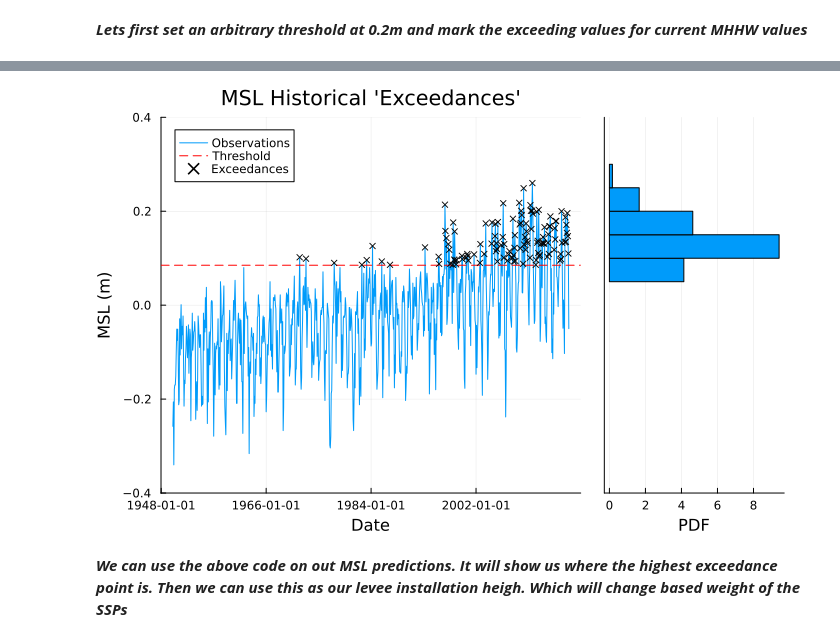
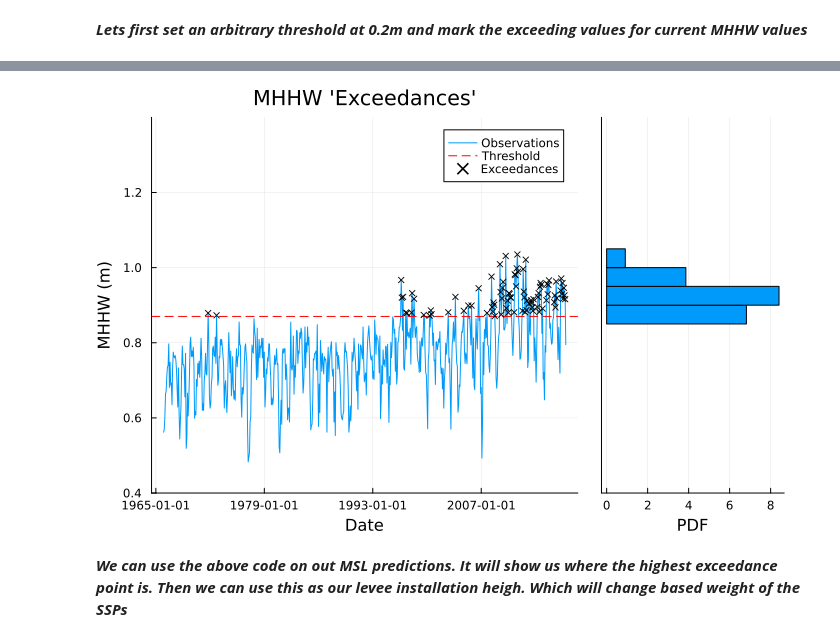
Before and after one commit to rms428/SLR-to-BI-4750, a Jupyter notebook: exceedence.ipynb, the cells around one changed output, grey strips where cells are left out. Saved outputs shown, nothing was run; the diff lists cells and outputs as text; code cells hidden in the pictures.

```diff
--- a/exceedence.ipynb
+++ b/exceedence.ipynb
@@ -55,8 +55,15 @@ plot(history.Date, history."MHHW (m)"-history."MSL (m)", xlabel="Date", ylabel="
 # %% [markdown]
 ***Lets first set an arbitrary threshold at 0.2m and mark the exceeding values for current MHHW values***
 # %%
-thresh = 0.085
-p1 = plot(history.Date, history."MSL (m)", xlabel="Date", ylabel="MSL (m)", title="MSL Historical 'Exceedances'", label= "Observations") #, xticks=(collect(Date(1950, 1, 1):Year(10):Date(2100, 1, 1)), string.(1950:10:2100))
+history = CSV.read("data/CO-OPS_8518750_met.csv", DataFrame)
+
+thresh = 0.87
+history = filter(row -> !isnan(row."MHHW (m)"), history)
+
+history.Date = DateTime.(history.Date, dateformat"yyyy/mm/dd")
+
+
+p1 = plot(history.Date, history."MHHW (m)", xlabel="Date", ylabel="MHHW (m)", title="MHHW 'Exceedances'", label= "Observations") #, xticks=(collect(Date(1950, 1, 1):Year(10):Date(2100, 1, 1)), string.(1950:10:2100))
 
 # history.Date = Date.(history.Date, "yyyy/mm/dd")
 
@@ -64,12 +71,12 @@ p1 = plot(history.Date, history."MSL (m)", xlabel="Date", ylabel="MSL (m)", titl
 
 hline!([thresh], color=:red, linestyle=:dash, label="Threshold")
 #put the xs on
-scatter!(history.Date[history."MSL (m)" .> thresh],history."MSL (m)"[history."MSL (m)" .> thresh], markershape=:x, color=:black, markersize=3, label="Exceedances")
+scatter!(history.Date[history."MHHW (m)" .> thresh],history."MHHW (m)"[history."MHHW (m)" .> thresh], markershape=:x, color=:black, markersize=3, label="Exceedances")
 
 #now find the max exceedance, this is a v bad day
-max_exceedance = maximum(history."MSL (m)"[history."MSL (m)" .> thresh])
-max_idx = argmax(history."MSL (m)"[history."MSL (m)" .> thresh]) #finds the vector position where max exceedance happens
-max_date = history.Date[history."MSL (m)" .> thresh][max_idx] #records the date at that vector position
+max_exceedance = maximum(history."MHHW (m)"[history."MHHW (m)" .> thresh])
+max_idx = argmax(history."MHHW (m)"[history."MHHW (m)" .> thresh]) #finds the vector position where max exceedance happens
+max_date = history.Date[history."MHHW (m)" .> thresh][max_idx] #records the date at that vector position
 
 # Add the maximum exceedance to the plot with a bigger red "x"
 # scatter!([max_date], [max_exceedance], markershape=:x, color=:red, markersize=10, label="Max Exceedance")
@@ -78,7 +85,7 @@ println("The max exceedance happens on $(max_date) at height $(max_exceedance)")
 
 
 p2 = histogram(
-    history."MSL (m)"[history."MSL (m)" .> thresh],
+    history."MHHW (m)"[history."MHHW (m)" .> thresh],
     normalize=:pdf,
     orientation=:horizontal,
     label=:false,
@@ -88,6 +95,6 @@ p2 = histogram(
 )
 
 l = @layout [a{0.7w} b{0.3w}]
-plot(p1, p2; layout=l, link=:y, ylims=(-0.4, 0.4))
+plot(p1, p2; layout=l, link=:y, ylims=(0.4, 1.4))
 plot!(size=(700, 450))
 # %% [output]
@@ -95,4 +102,4 @@ The max exceedance happens on 2011-09-01 at height 0.26
-[figure, old version]
+[figure, new version]
 # %%
 p1 = plot(history.Date, history."MSL (m)", xlabel="Year", ylabel="MSL (m)", title="MSL Historical 'Exceedances'", label="Observations")
 
```
Also changed, not shown: parts of 1 cell of this notebook, 1 other file.
